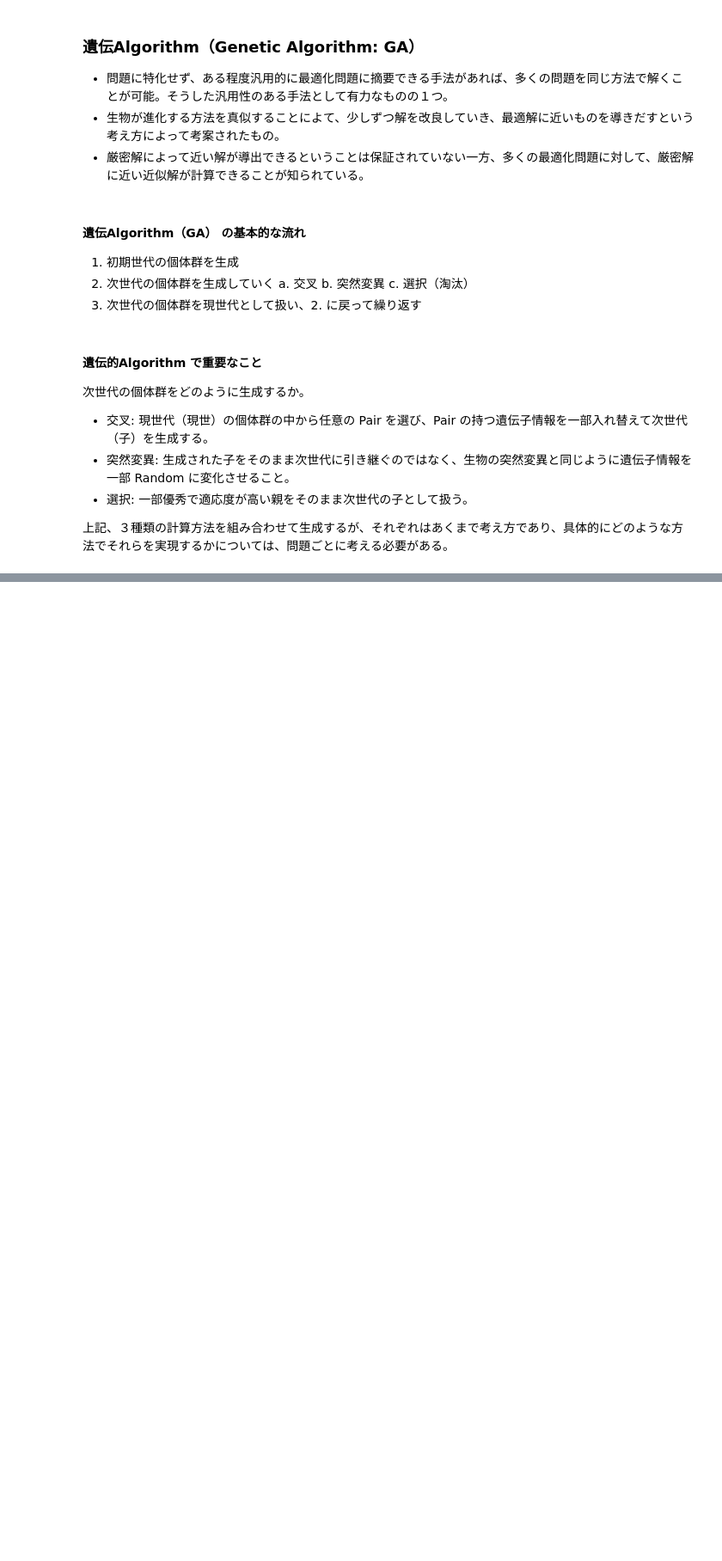
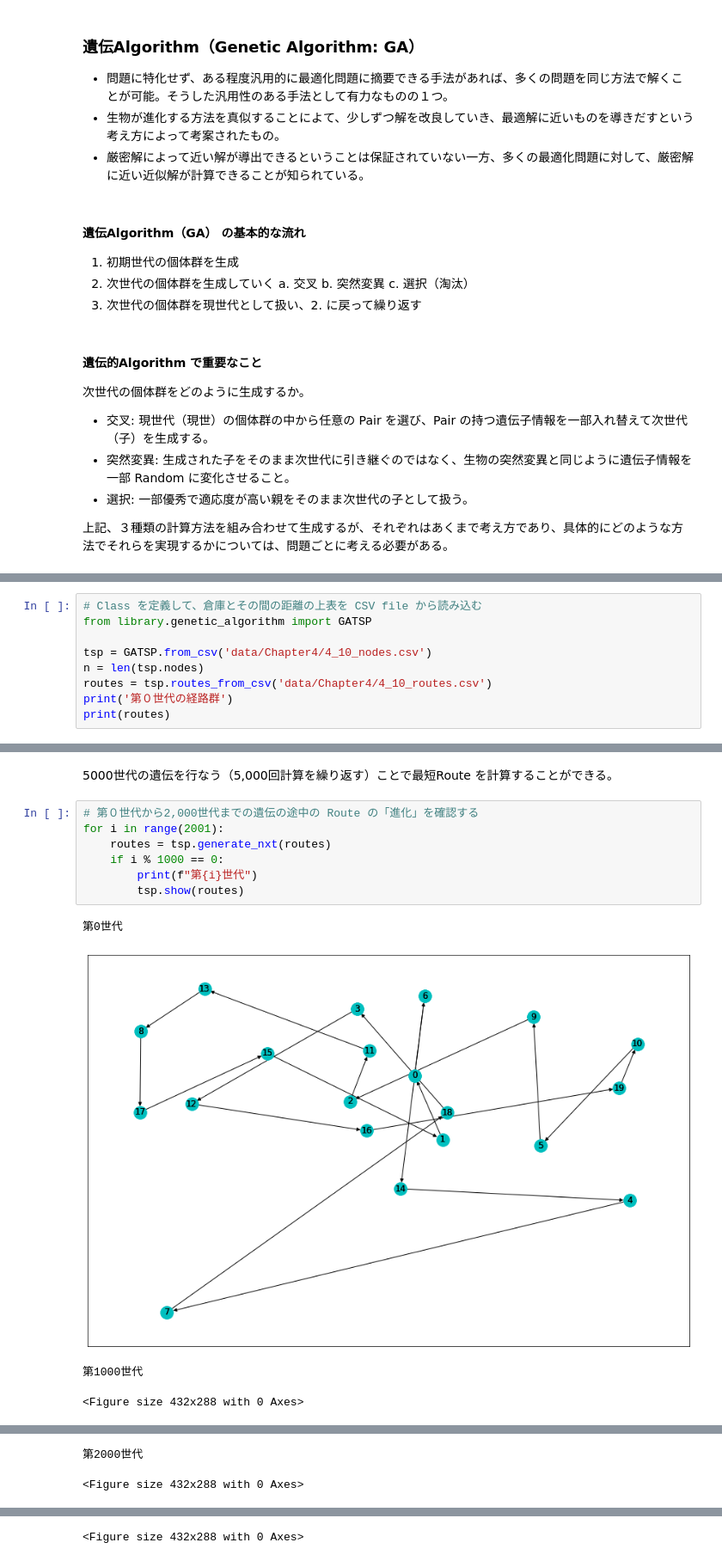
Before and after one commit to 1024xx4/math_programing_for_ai_and_ds, a Jupyter notebook: optimal_route.ipynb, the cells around one changed output, grey strips where cells are left out. Shown: that part at 86% size. Saved outputs shown, nothing was run; the diff lists cells and outputs as text; blank space fills up the shorter version.

Commit message:
Visualize: 遺伝Algorithm の Source code を理解する#7

```diff
--- a/optimal_route.ipynb
+++ b/optimal_route.ipynb
@@ -498,0 +501,9 @@ for i in range(n):
+# %%
+# Class を定義して、倉庫とその間の距離の上表を CSV file から読み込む
+from library.genetic_algorithm import GATSP
+
+tsp = GATSP.from_csv('data/Chapter4/4_10_nodes.csv')
+n = len(tsp.nodes)
+routes = tsp.routes_from_csv('data/Chapter4/4_10_routes.csv')
+print('第０世代の経路群')
+print(routes)
@@ -498,0 +519,14 @@ for i in range(n):
+# %% [markdown]
+5000世代の遺伝を行なう（5,000回計算を繰り返す）ことで最短Route を計算することができる。
+# %%
+# 第０世代から2,000世代までの遺伝の途中の Route の「進化」を確認する
+for i in range(2001):
+    routes = tsp.generate_nxt(routes)
+    if i % 1000 == 0:
+        print(f"第{i}世代")
+        tsp.show(routes)
+# %% [output]
+第0世代
+[figure, added]
+第1000世代
+<Figure size 432x288 with 0 Axes>
@@ -498,0 +534,2 @@ for i in range(n):
+第2000世代
+<Figure size 432x288 with 0 Axes>
@@ -498,0 +537 @@ for i in range(n):
+<Figure size 432x288 with 0 Axes>
```
Also changed, not shown: parts of 8 cells of this notebook.
